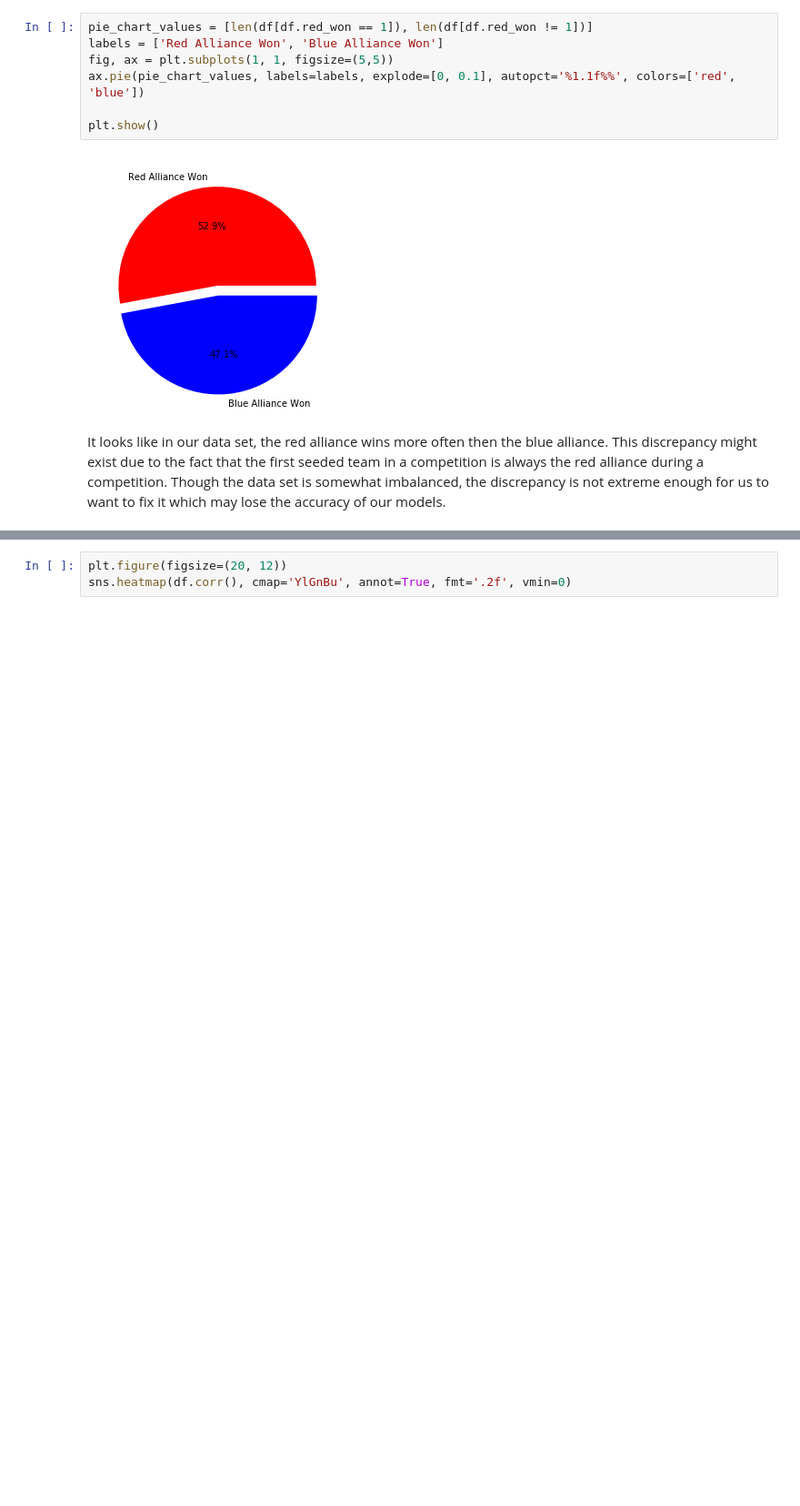
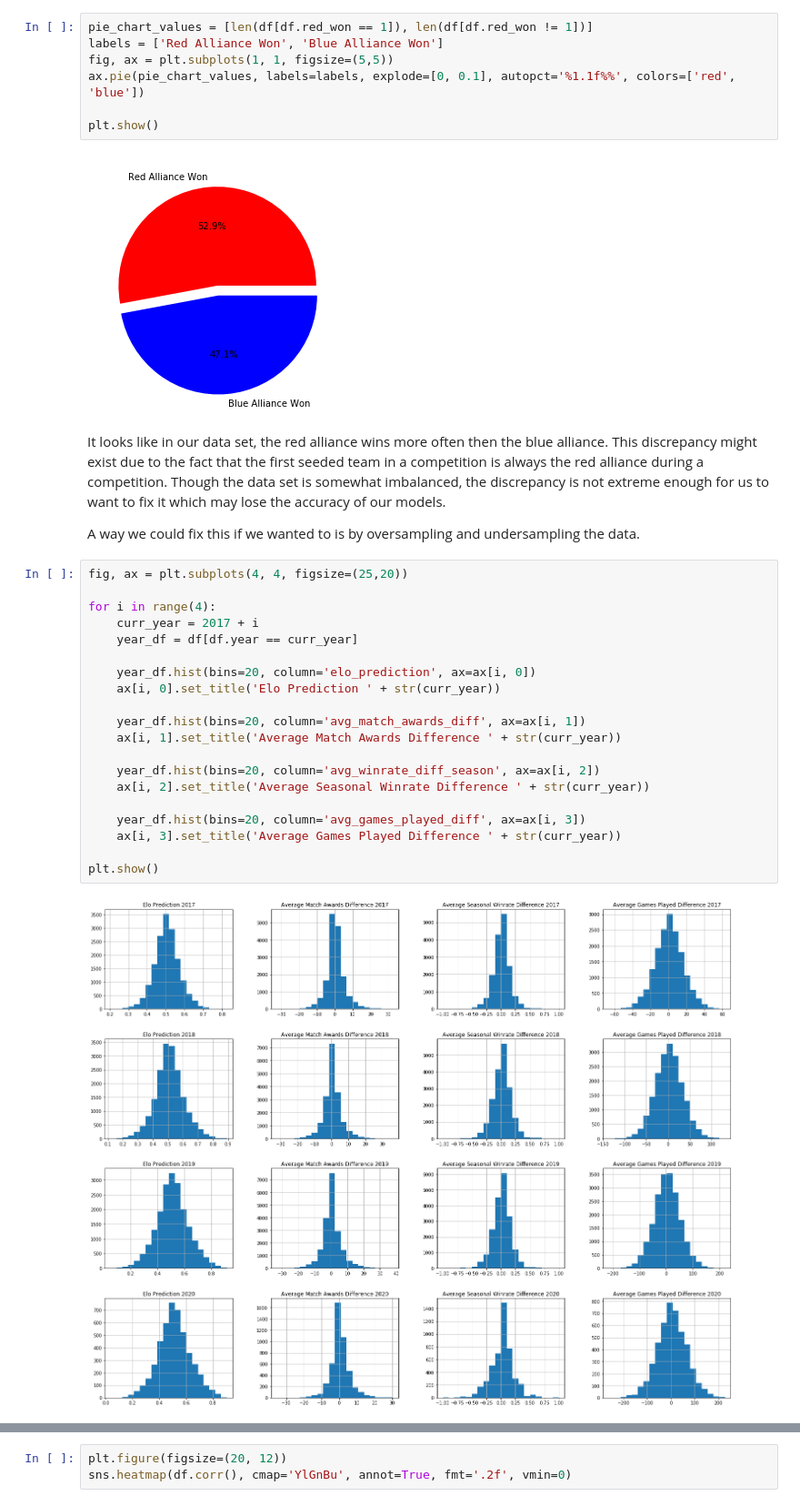
Before and after one commit to Mark-of-JP/FRC-Match-Simulator, a Jupyter notebook: FRC Match Simulator.ipynb, the cells around one changed output, grey strips where cells are left out. Shown at 91% size. Cells and saved outputs as stored; diff of their text form; blank space fills up the shorter version.

```diff
--- a/FRC Match Simulator.ipynb
+++ b/FRC Match Simulator.ipynb
@@ -195,3 +231,27 @@ plt.show()
 [figure]
 # %% [markdown]
 It looks like in our data set, the red alliance wins more often then the blue alliance. This discrepancy might exist due to the fact that the first seeded team in a competition is always the red alliance during a competition. Though the data set is somewhat imbalanced, the discrepancy is not extreme enough for us to want to fix it which may lose the accuracy of our models.
+
+A way we could fix this if we wanted to is by oversampling and undersampling the data.
+# %%
+fig, ax = plt.subplots(4, 4, figsize=(25,20))
+
+for i in range(4):
+    curr_year = 2017 + i
+    year_df = df[df.year == curr_year]
+
+    year_df.hist(bins=20, column='elo_prediction', ax=ax[i, 0])
+    ax[i, 0].set_title('Elo Prediction ' + str(curr_year))
+
+    year_df.hist(bins=20, column='avg_match_awards_diff', ax=ax[i, 1])
+    ax[i, 1].set_title('Average Match Awards Difference ' + str(curr_year))
+
+    year_df.hist(bins=20, column='avg_winrate_diff_season', ax=ax[i, 2])
+    ax[i, 2].set_title('Average Seasonal Winrate Difference ' + str(curr_year))
+
+    year_df.hist(bins=20, column='avg_games_played_diff', ax=ax[i, 3])
+    ax[i, 3].set_title('Average Games Played Difference ' + str(curr_year))
+
+plt.show()
+# %% [output]
+[figure, added]
```
Also changed, not shown: parts of 13 cells of this notebook.
